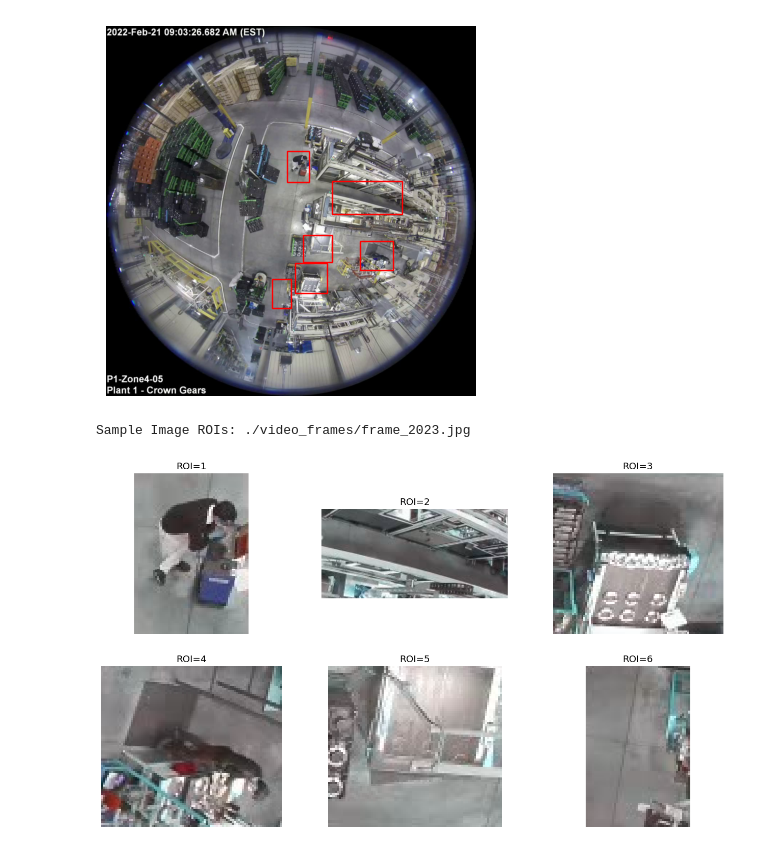
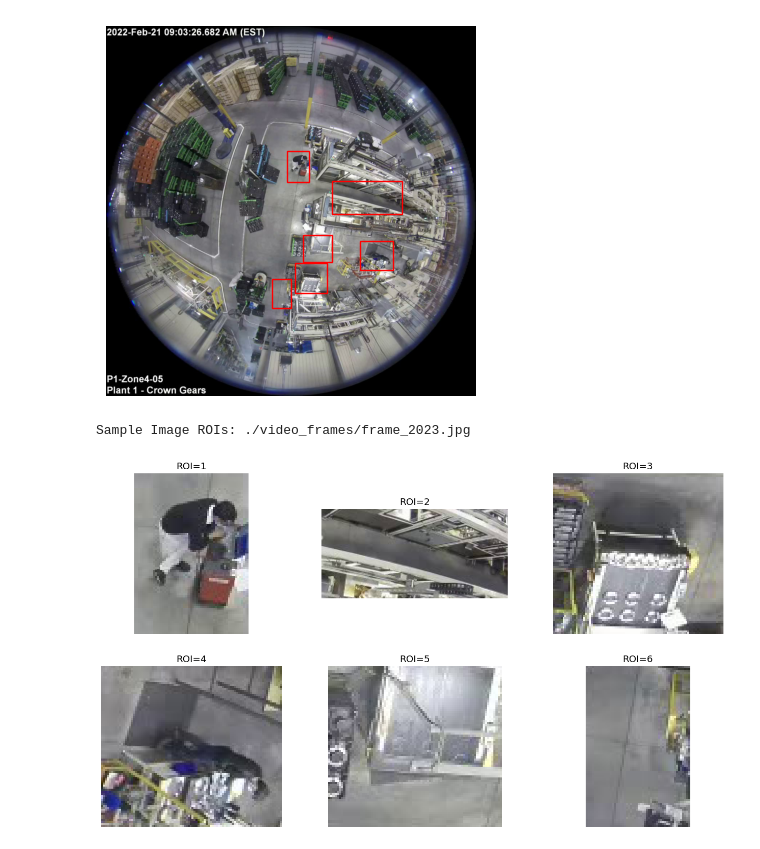
Before and after one commit to Gongsta/Musashi-AI, a Jupyter notebook: main.ipynb, the cells around one changed output. Cells and saved outputs as stored; diff of their text form; code cells hidden in the pictures.

```diff
--- a/main.ipynb
+++ b/main.ipynb
@@ -74,20 +87,20 @@ def crop_image_to_ROI(img_path, roi=0):
 # %%
 # Display a sample image
 fig, ax = plt.subplots(2, 3, figsize=(16,9))
 
 print(f"Sample Image ROIs: {sample_img}")
 for i in range(2):
     for j in range(3):
     # roi is 0-indexed
         ax[i,j].axis('off')
-        img = cv2.imread(sample_img)
+        img = mpimg.imread(sample_img)
         x = BOUNDING_BOXES[i*3+j][0]
         y = BOUNDING_BOXES[i*3+j][1]
         w = BOUNDING_BOXES[i*3+j][2]
         h = BOUNDING_BOXES[i*3+j][3]
         crop_img = img[y:y+h, x:x+w]
         ax[i, j].set_title(f"ROI={i*3+j+1}")
         ax[i, j].imshow(crop_img)
 # %% [output]
 Sample Image ROIs: ./video_frames/frame_2023.jpg
-[figure, old version]
+[figure, new version]
```
Also changed, not shown: parts of 7 cells of this notebook, 9 other files.
